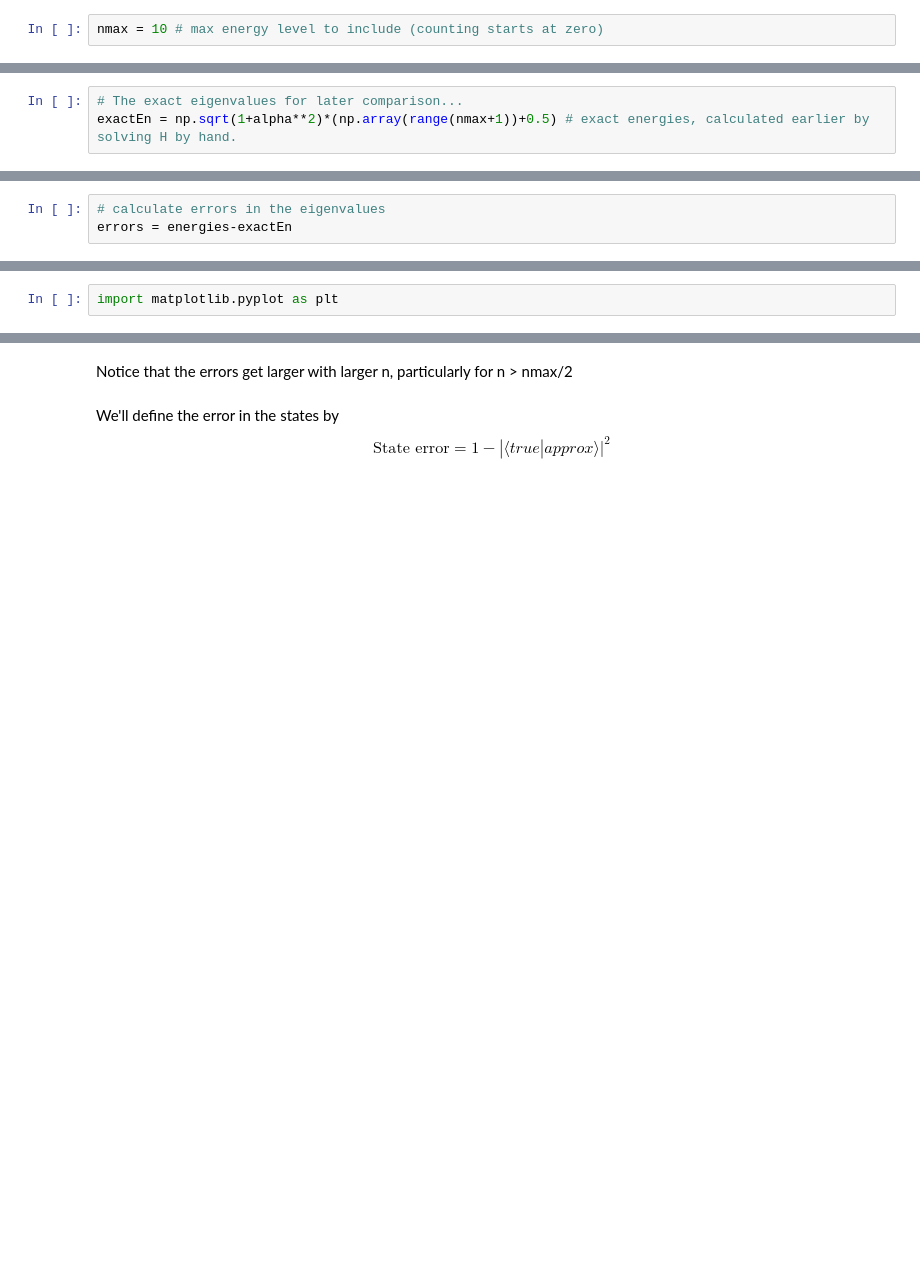
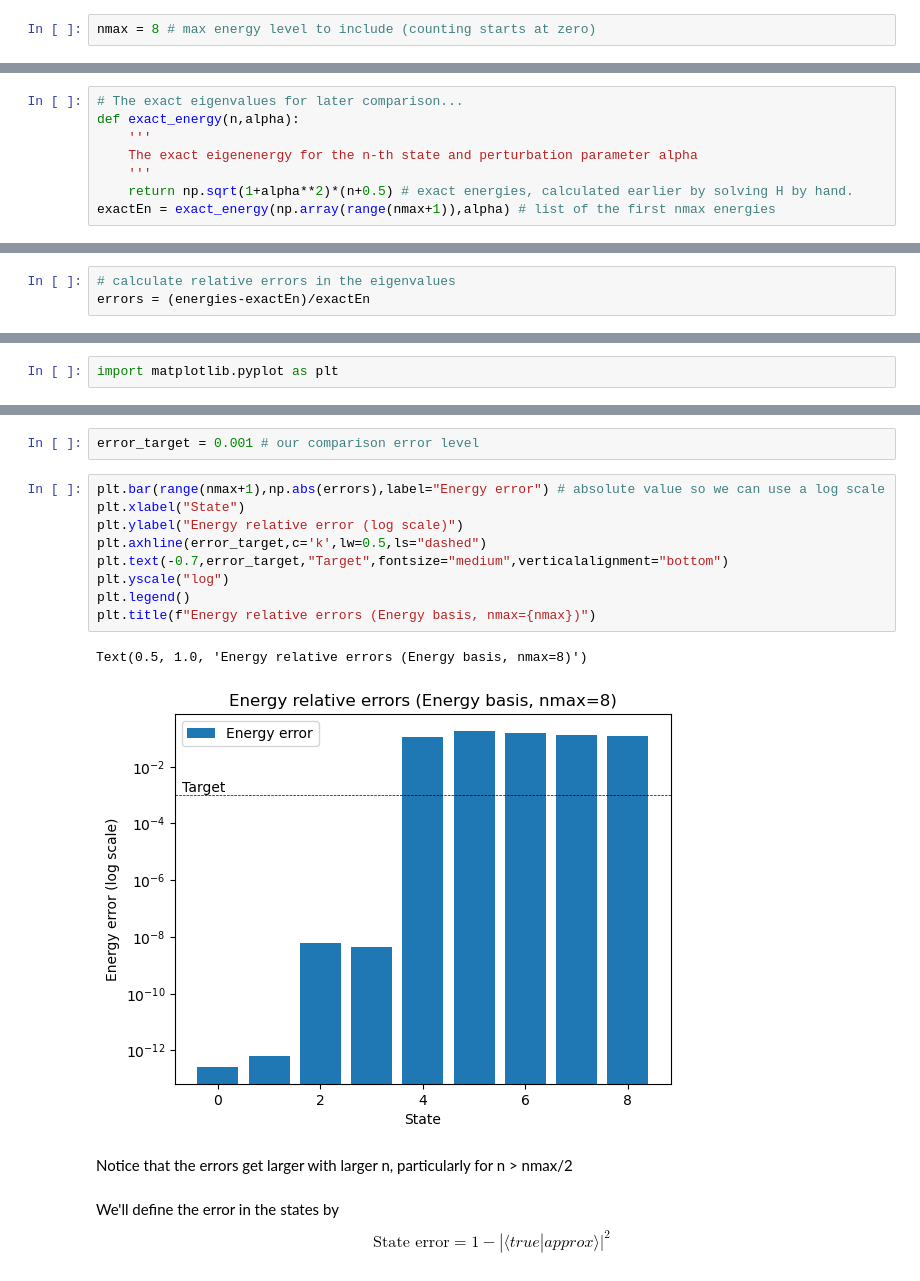
Before and after one commit to corcoted/Phys475, a Jupyter notebook: Approximations-combined.ipynb, the cells around one changed output, grey strips where cells are left out. Cells and saved outputs as stored; diff of their text form; blank space fills up the shorter version.

Commit message:
reformat plots

```diff
--- a/Approximations-combined.ipynb
+++ b/Approximations-combined.ipynb
@@ -24,11 +24,16 @@ import matplotlib.pyplot as plt
 import scipy.optimize as opt
 %matplotlib inline
 # %%
-nmax = 10 # max energy level to include (counting starts at zero)
+nmax = 8 # max energy level to include (counting starts at zero)
 # %%
 alpha = 0.3 # perturbation parameter value
 # %%
 # The exact eigenvalues for later comparison...
-exactEn = np.sqrt(1+alpha**2)*(np.array(range(nmax+1))+0.5) # exact energies, calculated earlier by solving H by hand.
+def exact_energy(n,alpha):
+    '''
+    The exact eigenenergy for the n-th state and perturbation parameter alpha
+    '''
+    return np.sqrt(1+alpha**2)*(n+0.5) # exact energies, calculated earlier by solving H by hand.
+exactEn = exact_energy(np.array(range(nmax+1)),alpha) # list of the first nmax energies
 # %%
 print(exactEn)
@@ -67,6 +164,6 @@ print(energies)
 # %%
-# calculate errors in the eigenvalues
-errors = energies-exactEn
+# calculate relative errors in the eigenvalues
+errors = (energies-exactEn)/exactEn
 # %%
 # show an example eigenstate vector
 print(states[:,1])
@@ -84,3 +198,17 @@ plt.title("Energies")
+# %%
+error_target = 0.001 # our comparison error level
+# %%
+plt.bar(range(nmax+1),np.abs(errors),label="Energy error") # absolute value so we can use a log scale
+plt.xlabel("State")
+plt.ylabel("Energy relative error (log scale)")
+plt.axhline(error_target,c='k',lw=0.5,ls="dashed")
+plt.text(-0.7,error_target,"Target",fontsize="medium",verticalalignment="bottom")
+plt.yscale("log")
+plt.legend()
+plt.title(f"Energy relative errors (Energy basis, nmax={nmax})")
+# %% [output]
+Text(0.5, 1.0, 'Energy relative errors (Energy basis, nmax=8)')
+[figure, added]
 # %% [markdown]
 Notice that the errors get larger with larger n, particularly for n > nmax/2
 # %% [markdown]
```
Also changed, not shown: parts of 18 cells of this notebook.
